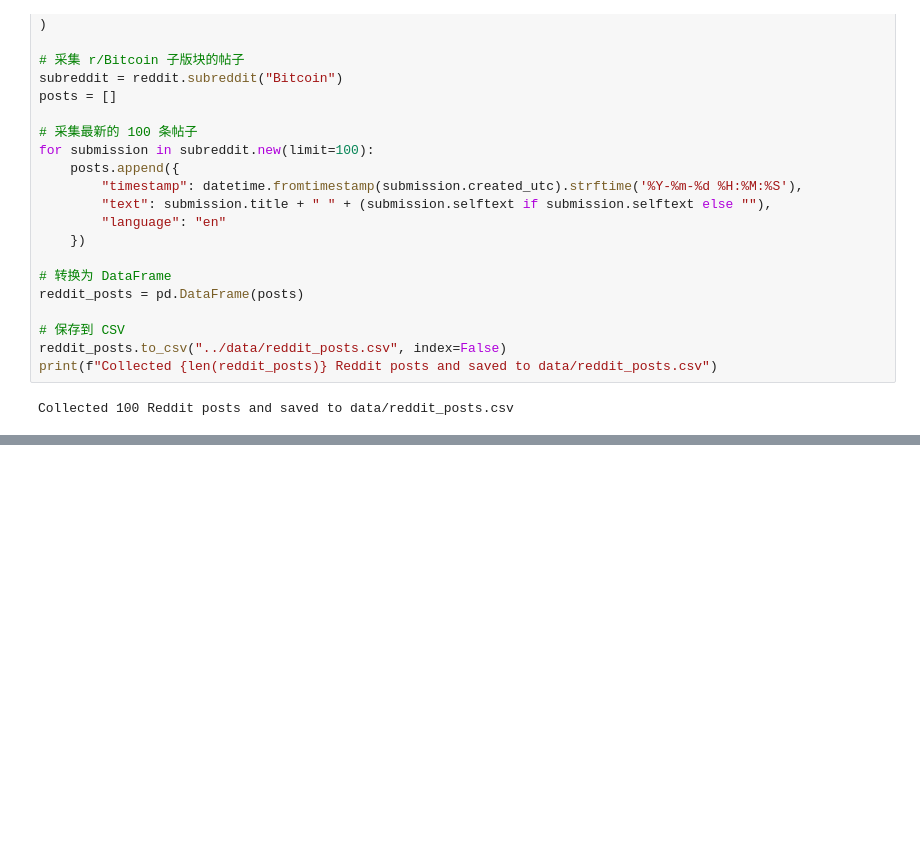
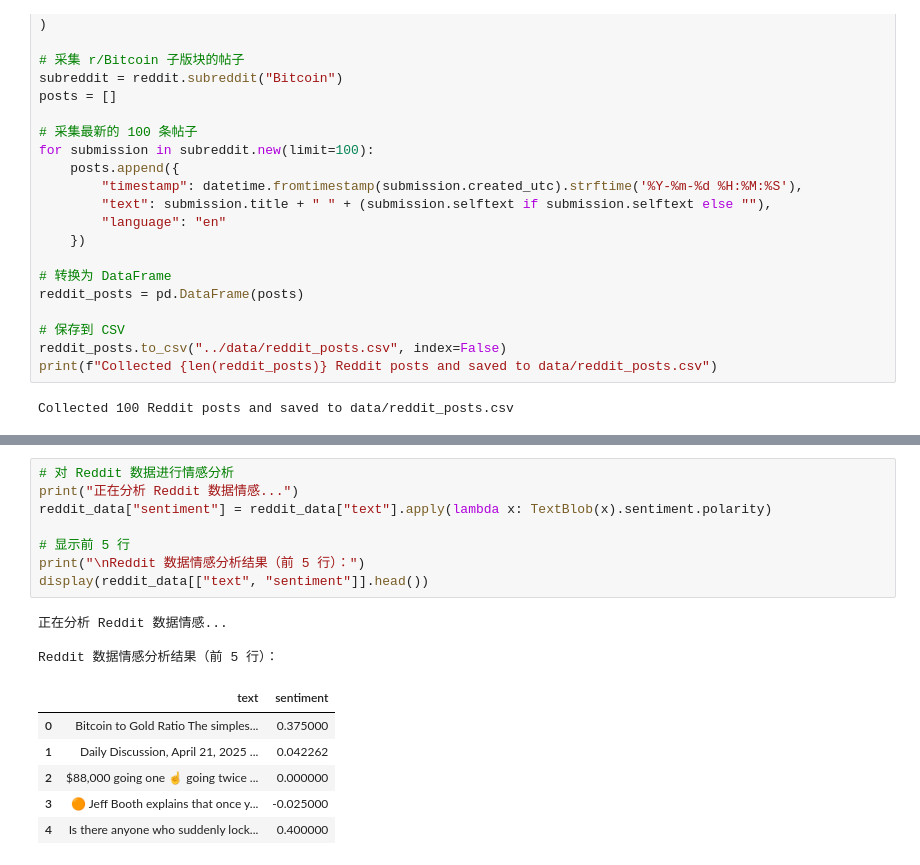
Before and after one commit to gaoyue49/bitcoin_price_prediction_2023106041_YUE-GAO, a Jupyter notebook: notebooks/collect_data.ipynb, the cells around one changed output, grey strips where cells are left out. Drawn from its saved outputs; the diff is of its cells as text; blank space fills up the shorter version.

```diff
--- a/notebooks/collect_data.ipynb
+++ b/notebooks/collect_data.ipynb
@@ -218,0 +339,18 @@ Over the past months, Bitcoin [BTC] has experienced extreme …",en
+# %%
+# 对 Reddit 数据进行情感分析
+print("正在分析 Reddit 数据情感...")
+reddit_data["sentiment"] = reddit_data["text"].apply(lambda x: TextBlob(x).sentiment.polarity)
+
+# 显示前 5 行
+print("\nReddit 数据情感分析结果（前 5 行）：")
+display(reddit_data[["text", "sentiment"]].head())
+# %% [output]
+正在分析 Reddit 数据情感...
+
+Reddit 数据情感分析结果（前 5 行）：
+|  | text | sentiment |
+| 0 | Bitcoin to Gold Ratio The simples... | 0.375000 |
+| 1 | Daily Discussion, April 21, 2025 ... | 0.042262 |
+| 2 | $88,000 going one ☝️ going twice ... | 0.000000 |
+| 3 | 🟠 Jeff Booth explains that once y... | -0.025000 |
+| 4 | Is there anyone who suddenly lock... | 0.400000 |
```
Also changed, not shown: parts of 20 cells of this notebook, 4 other files.
